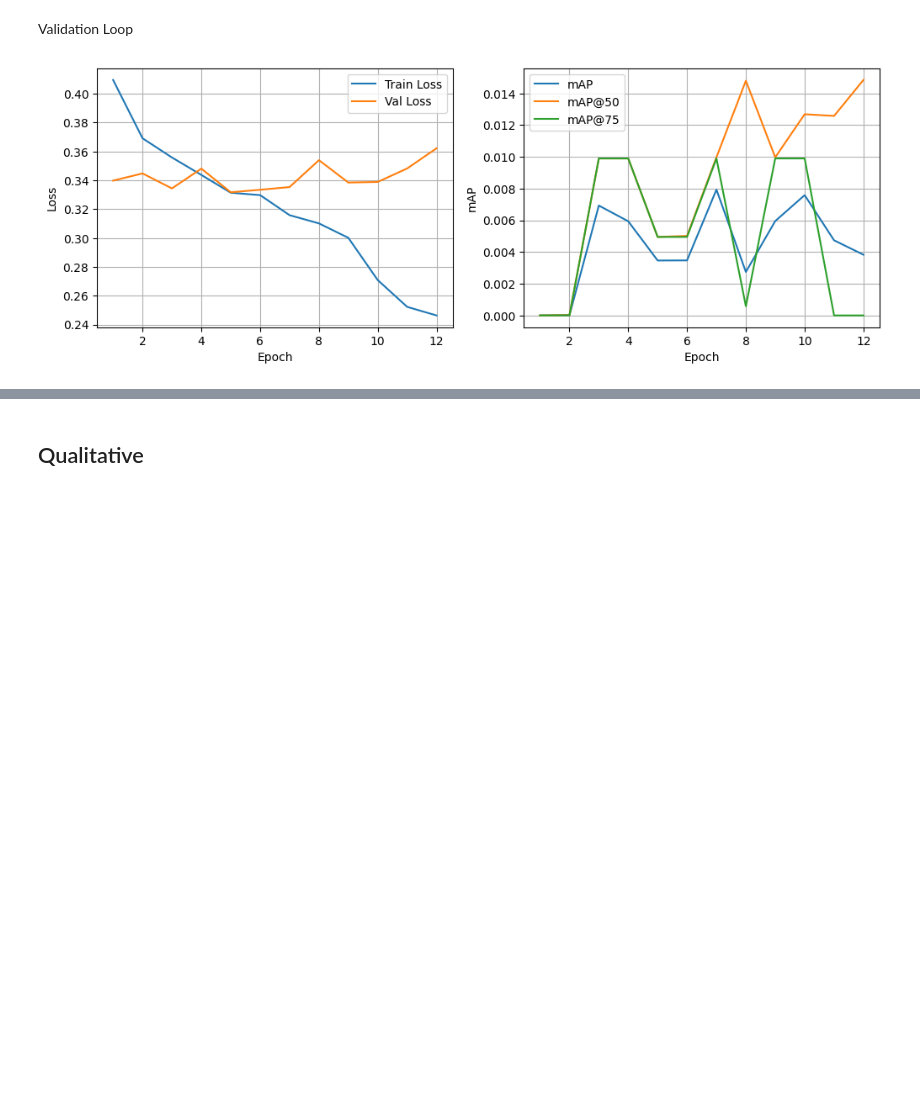
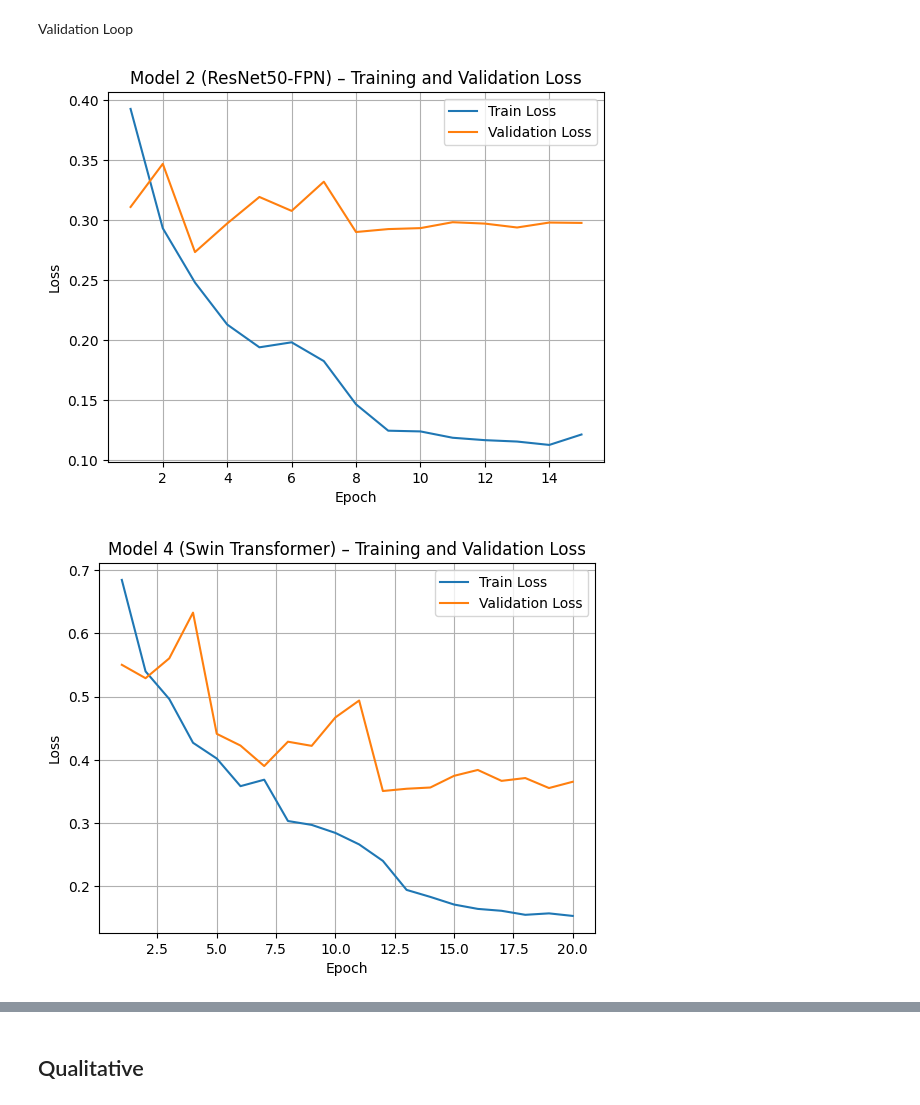
Before and after one commit to niklas-kessler/dl-med-img, a Jupyter notebook: Experiments.ipynb, the cells around one changed output, grey strips where cells are left out. Drawn from its saved outputs; the diff is of its cells as text; code cells hidden in the pictures; blank space fills up the shorter version.

```diff
--- a/Experiments.ipynb
+++ b/Experiments.ipynb
@@ -1042,7 +1059,7 @@ Downloading: "https://download.pytorch.org/models/fasterrcnn_resnet50_fpn_coco-2
 # %% [markdown]
 **Model 2:** Like model 1 + Base RPN proposals on quantiles of bbox sizes and scale distributions
 # %%
-model = fasterrcnn_resnet50_fpn(
+model2 = fasterrcnn_resnet50_fpn(
     weights="DEFAULT"
 )
 
@@ -1051,7 +1068,7 @@ model.rpn.anchor_generator = anchor_generator
 
 # replace classification head
 in_features = model.roi_heads.box_predictor.cls_score.in_features
-model.roi_heads.box_predictor = FastRCNNPredictor(
+model2.roi_heads.box_predictor = FastRCNNPredictor(
     in_features,
     2               # 0 background, 1 polyp
 )
@@ -1137,12 +1118,12 @@ def get_swin_faster_rcnn(num_classes=2, rpn_anchor_generator=None):
         aspect_ratios = ((0.5, 1.0, 2.0),) * 4
         rpn_anchor_generator = AnchorGenerator(anchor_sizes, aspect_ratios)
 
-    model = FasterRCNN(
+    model4 = FasterRCNN(
         backbone_fpn,
         num_classes=num_classes,
         rpn_anchor_generator=rpn_anchor_generator
     )
-    return model
+    return model4
 
 
 # -----------------------
@@ -1163,9 +1144,9 @@ anchor_generator = anchors_wh_to_fpn_generator(
 
 
 # ---------------------
-# Instantiate Model
+# Instantiate Model4
 # ---------------------
-model = get_swin_faster_rcnn(
+model4 = get_swin_faster_rcnn(
     num_classes=2,
     rpn_anchor_generator=anchor_generator
 )
@@ -1173,7 +1154,7 @@ model = get_swin_faster_rcnn(
 # ---------------------
 # Freeze first layers
 # ---------------------
-swin_freeze_layers(model)
+swin_freeze_layers(model4)
 # %% [output]
 Validation (Avg Best IoU):
   Default Anchors : 0.6808
@@ -1391,29 +1730,56 @@ Visualize the loss in training through the 20 epochs.
 # %% [markdown]
 Validation Loop
 # %%
-epochs = range(1, len(train_losses) + 1)
+import matplotlib.pyplot as plt
 
-plt.figure(figsize=(12,4))
+epochs_model2 = range(1, len(train_losses2) + 1)
 
-plt.subplot(1,2,1)
-plt.plot(epochs, train_losses, label="Train Loss")
-plt.plot(epochs, val_losses, label="Val Loss")
+plt.figure()
+plt.plot(epochs_model2, train_losses2, label="Train Loss")
+plt.plot(epochs_model2, val_losses2, label="Validation Loss")
+
 plt.xlabel("Epoch")
 plt.ylabel("Loss")
+plt.title("Model 2 (ResNet50-FPN) – Training and Validation Loss")
 plt.legend()
 plt.grid(True)
 
-plt.subplot(1,2,2)
-plt.plot(epochs, [h["mAP"] for h in history], label="mAP")
-plt.plot(epochs, [h["mAP_50"] for h in history], label="mAP@50")
-plt.plot(epochs, [h["mAP_75"] for h in history], label="mAP@75")
+plt.show()
+
+epochs_model4 = range(1, len(train_losses4) + 1)
+
+plt.figure()
+plt.plot(epochs_model4, train_losses4, label="Train Loss")
+plt.plot(epochs_model4, val_losses4, label="Validation Loss")
+
 plt.xlabel("Epoch")
-plt.ylabel("mAP")
+plt.ylabel("Loss")
+plt.title("Model 4 (Swin Transformer) – Training and Validation Loss")
 plt.legend()
 plt.grid(True)
 
+plt.show()
 
+plt.figure()
+plt.plot(
+    range(1, len(train_losses2) + 1),
+    train_losses2,
+    label="Model 2 – ResNet (15 epochs)"
+)
+
+plt.plot(
+    range(1, len(train_losses4) + 1),
+    train_losses4,
+    label="Model 4 – Swin (20 epochs)"
+)
+
+plt.xlabel("Epoch")
+plt.ylabel("Training Loss")
+plt.title("Training Loss Comparison")
+plt.legend()
+plt.grid(True)
 
 plt.show()
 # %% [output]
-[figure, old version]
+[figure, new version]
+[figure, added]
```
Also changed, not shown: parts of 59 cells of this notebook.
